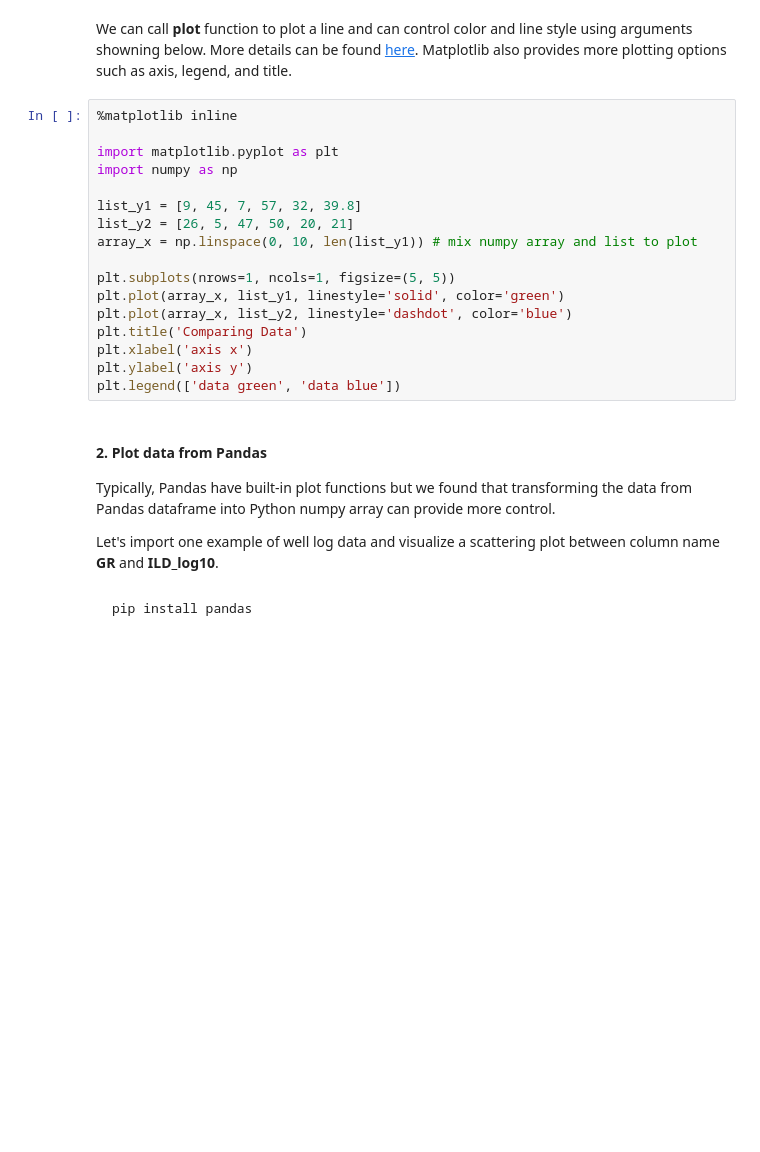
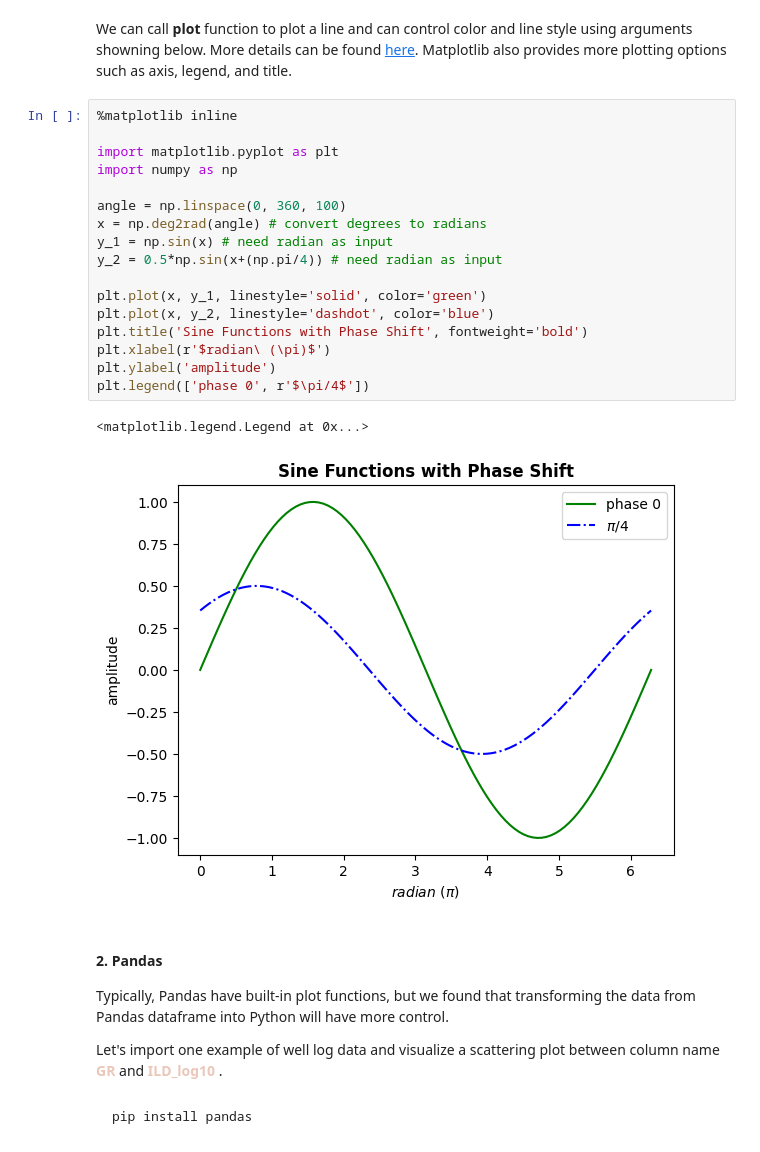
Before and after one commit to TrellixVulnTeam/ML_22_NY75, a Jupyter notebook: 08_data_visualization.ipynb, the cells around one changed output. Drawn from its saved outputs; the diff is of its cells as text; blank space fills up the shorter version.

````diff
--- a/08_data_visualization.ipynb
+++ b/08_data_visualization.ipynb
@@ -22,28 +34,31 @@ plt.plot(list_data, linestyle='dotted', color='red')
 # %% [markdown]
 We can call **plot** function to plot a line and can control color and line style using arguments showning below. More details can be found [here](https://matplotlib.org/2.1.2/api/_as_gen/matplotlib.pyplot.plot.html). Matplotlib also provides more plotting options such as axis, legend, and title.
-# %%
-%matplotlib inline
-
-import matplotlib.pyplot as plt
-import numpy as np
-
-list_y1 = [9, 45, 7, 57, 32, 39.8]
-list_y2 = [26, 5, 47, 50, 20, 21]
-array_x = np.linspace(0, 10, len(list_y1)) # mix numpy array and list to plot
-
-plt.subplots(nrows=1, ncols=1, figsize=(5, 5))
-plt.plot(array_x, list_y1, linestyle='solid', color='green')
-plt.plot(array_x, list_y2, linestyle='dashdot', color='blue')
-plt.title('Comparing Data')
-plt.xlabel('axis x')
-plt.ylabel('axis y')
-plt.legend(['data green', 'data blue'])
+# %%
+%matplotlib inline
+
+import matplotlib.pyplot as plt
+import numpy as np
+
+angle = np.linspace(0, 360, 100)
+x = np.deg2rad(angle) # convert degrees to radians
+y_1 = np.sin(x) # need radian as input
+y_2 = 0.5*np.sin(x+(np.pi/4)) # need radian as input
+
+plt.plot(x, y_1, linestyle='solid', color='green')
+plt.plot(x, y_2, linestyle='dashdot', color='blue')
+plt.title('Sine Functions with Phase Shift', fontweight='bold')
+plt.xlabel(r'$radian\ (\pi)$')
+plt.ylabel('amplitude')
+plt.legend(['phase 0', r'$\pi/4$'])
+# %% [output]
+<matplotlib.legend.Legend at 0x...>
+[figure, added]
 # %% [markdown]
-#### 2. Plot data from Pandas
+#### 2. Pandas
 
-Typically, Pandas have built-in plot functions but we found that transforming the data from Pandas dataframe into Python numpy array can provide more control.
+Typically, Pandas have built-in plot functions, but we found that transforming the data from Pandas dataframe into Python will have more control.
 
-Let's import one example of well log data and visualize a scattering plot between column name **GR** and **ILD_log10**.
+Let's import one example of well log data and visualize a scattering plot between column name <font color="#EAC7B9"> **GR** </font> and <font color="#EAC7B9"> **ILD_log10** </font>.
 # %% [markdown]
 ```bash
 pip install pandas
````
Also changed, not shown: parts of 14 cells of this notebook, 2 other files.
